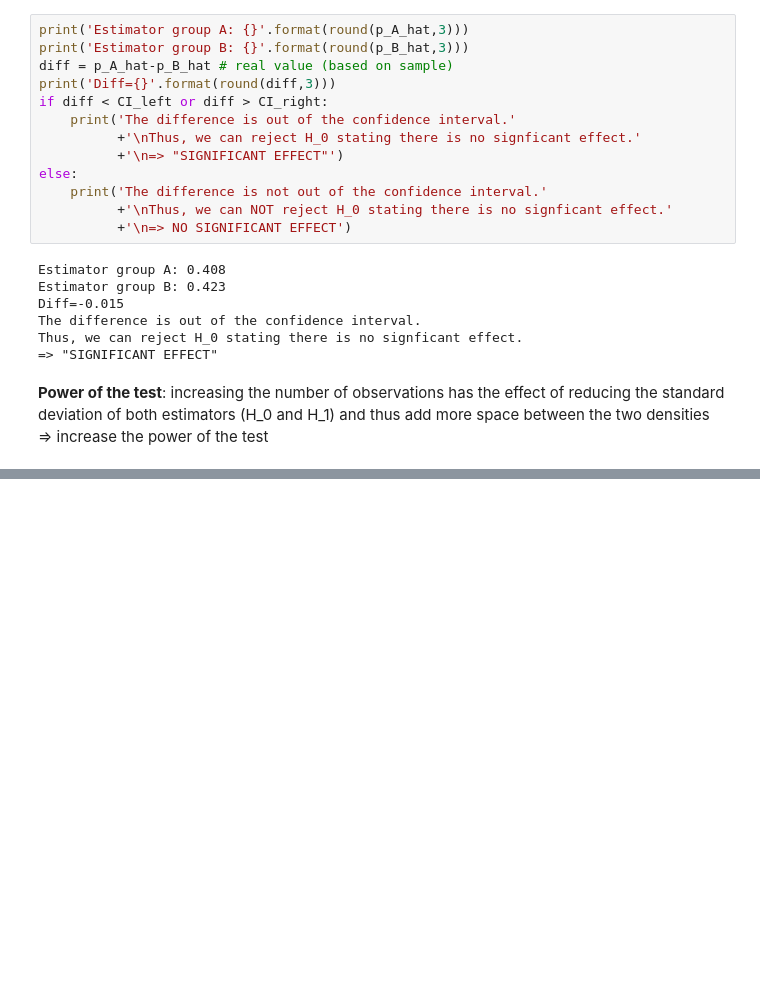
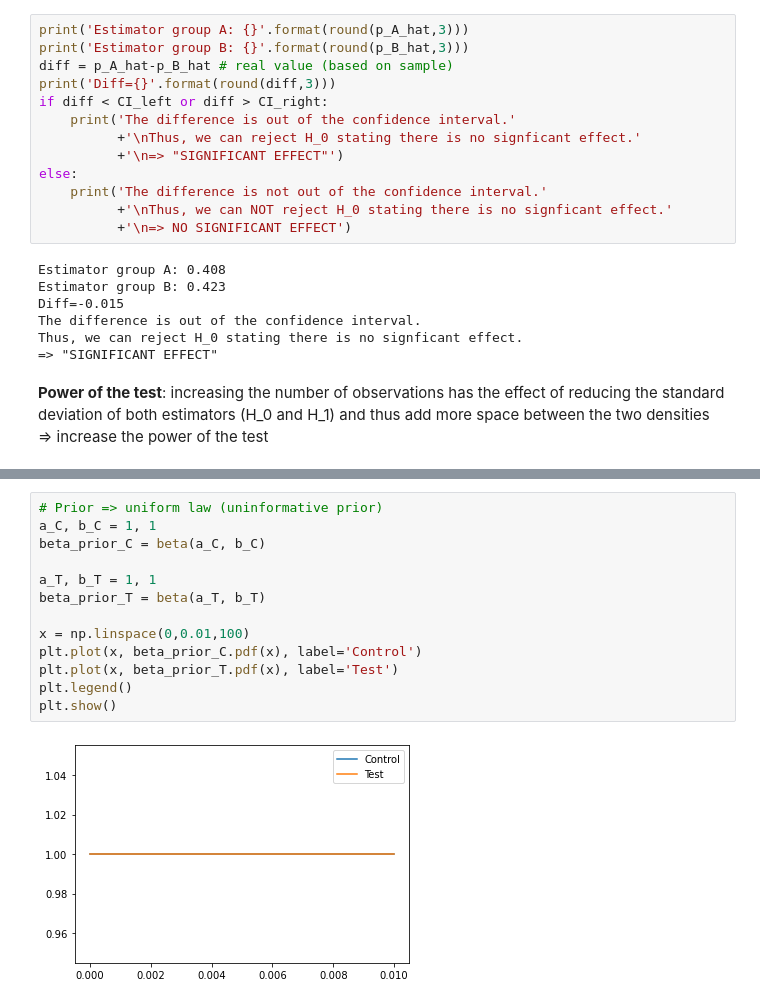
Before and after one commit to savoga/python_exos, a Jupyter notebook: statistical_testing.ipynb, the cells around one changed output, grey strips where cells are left out. Cells and saved outputs as stored; diff of their text form; blank space fills up the shorter version.

```diff
--- a/statistical_testing.ipynb
+++ b/statistical_testing.ipynb
@@ -558,0 +591,15 @@ Thus, we can reject H_0 stating there is no signficant effect.
+# %%
+# Prior => uniform law (uninformative prior)
+a_C, b_C = 1, 1
+beta_prior_C = beta(a_C, b_C)
+
+a_T, b_T = 1, 1
+beta_prior_T = beta(a_T, b_T)
+
+x = np.linspace(0,0.01,100)
+plt.plot(x, beta_prior_C.pdf(x), label='Control')
+plt.plot(x, beta_prior_T.pdf(x), label='Test')
+plt.legend()
+plt.show()
+# %% [output]
+[figure, added]
```
Also changed, not shown: parts of 37 cells of this notebook.
